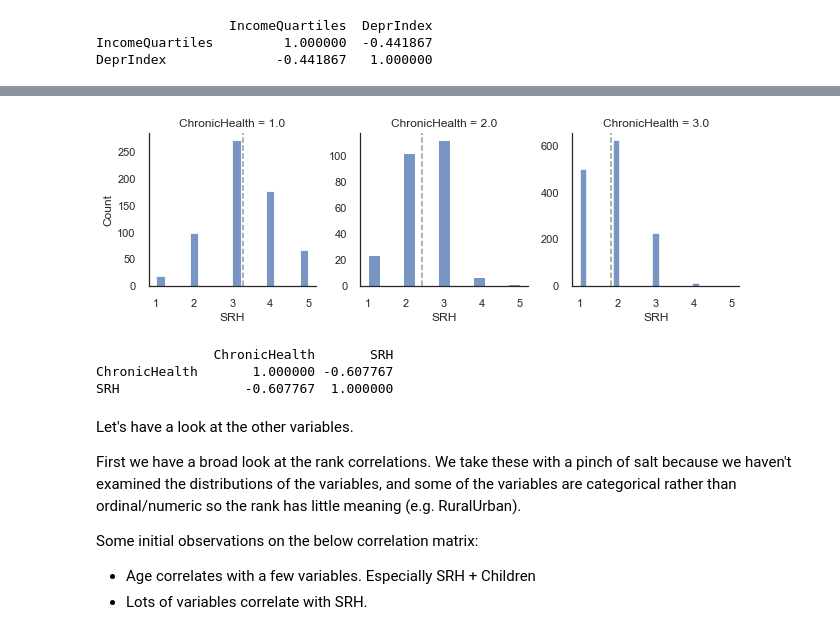
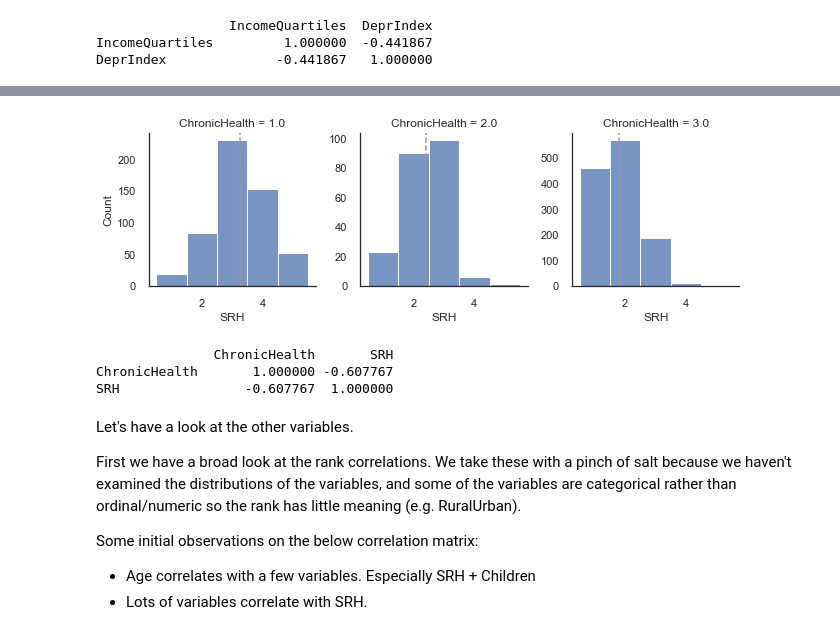
Before and after one commit to alan-turing-institute/rds-course, a Jupyter notebook: coursebook/modules/m3/3.5-DataVisForExploration.ipynb, the cells around one changed output, grey strips where cells are left out. Saved outputs shown, nothing was run; the diff lists cells and outputs as text; code cells hidden in the pictures.

```diff
--- a/coursebook/modules/m3/3.5-DataVisForExploration.ipynb
+++ b/coursebook/modules/m3/3.5-DataVisForExploration.ipynb
@@ -271,4 +268,4 @@ FOCUS ON THE UK
 # %%
-df_uk = df11_model.query('Country == 27')
+df_uk = df11_set.query('Country == 27')
 df_uk.describe()
 # %% [output]
@@ -379,6 +385,6 @@ There is a low amount of data missing in the other variables, with the highest b
 # %%
-pre_len = len(df11_set)
-df11_model = df11_set.drop(columns=['WorkingHours','IncomeQuartiles']).dropna()
+pre_len = len(df_uk)
+df11_model = df_uk.drop(columns=['WorkingHours','IncomeQuartiles']).dropna()
 print(f"Number of Rows: {len(df11_model)}")
 print(f"Percentage excluded: {((pre_len - len(df11_model)) / pre_len)*100}%")
 # %% [output]
@@ -391,21 +397,16 @@ Notice that there is health in there. Any variable under health should be treate
 # %%
 # https://seaborn.pydata.org/generated/seaborn.FacetGrid.html
 
-g = sns.FacetGrid(df11, col="ChronicHealth", sharey=False)
-g.map_dataframe(sns.histplot, 'SRH')
-
-def plot_mean(data, **kws):
-    mn = np.nanmean(data.SRH.values)
-    ax = plt.gca()
-    ax.axvline(mn, c = (.6,.6,.6), ls ='--')
+g = sns.FacetGrid(df11_model, col="ChronicHealth", sharey=False)
+g.map_dataframe(sns.histplot, 'SRH',binwidth=1,binrange=[0.5,5.5])
 
 g.map_dataframe(plot_mean)
 g.set_axis_labels("SRH", "Count")
 plt.show()
 
-print(df11[['ChronicHealth','SRH']].corr(method='spearman'))
+print(df_uk[['ChronicHealth','SRH']].corr(method='spearman'))
 # %% [output]
-[figure, old version]
+[figure, new version]
                ChronicHealth       SRH
 ChronicHealth       1.000000 -0.607767
 SRH                -0.607767  1.000000
```
Also changed, not shown: parts of 44 cells of this notebook.
